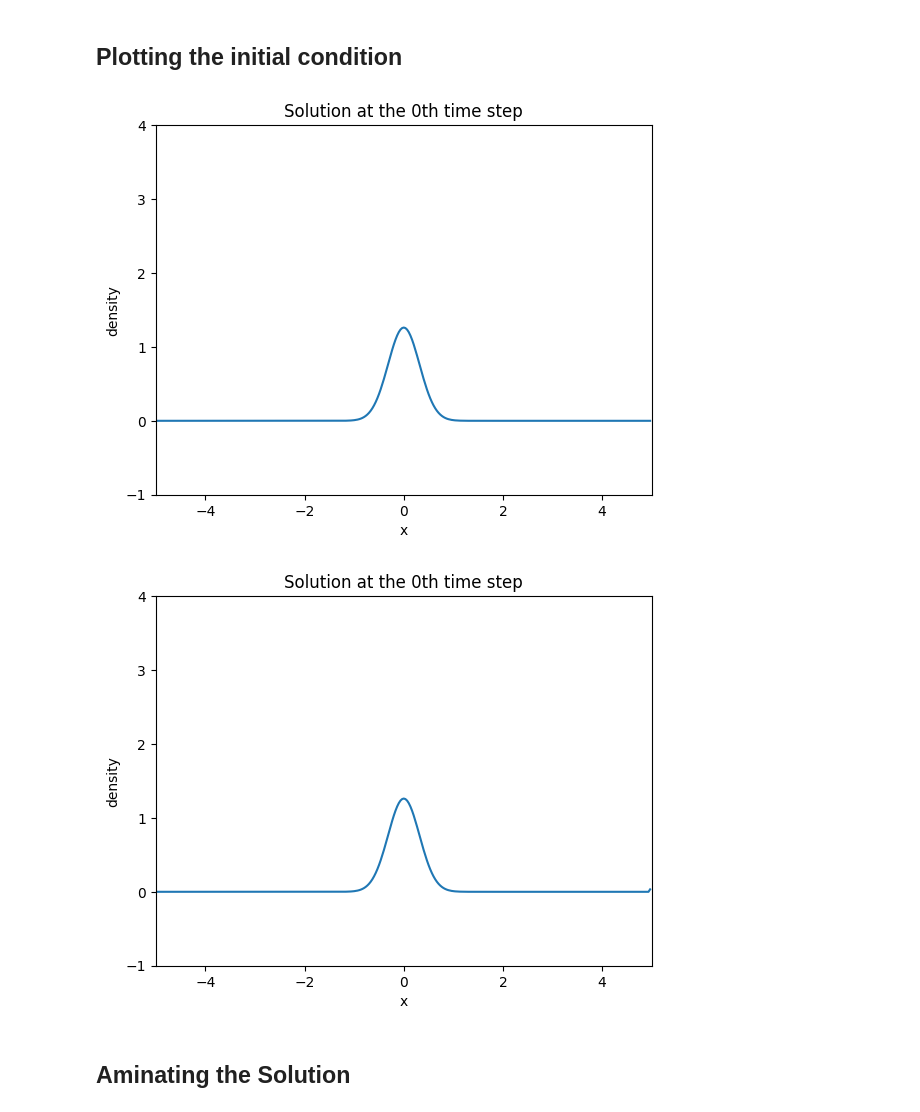
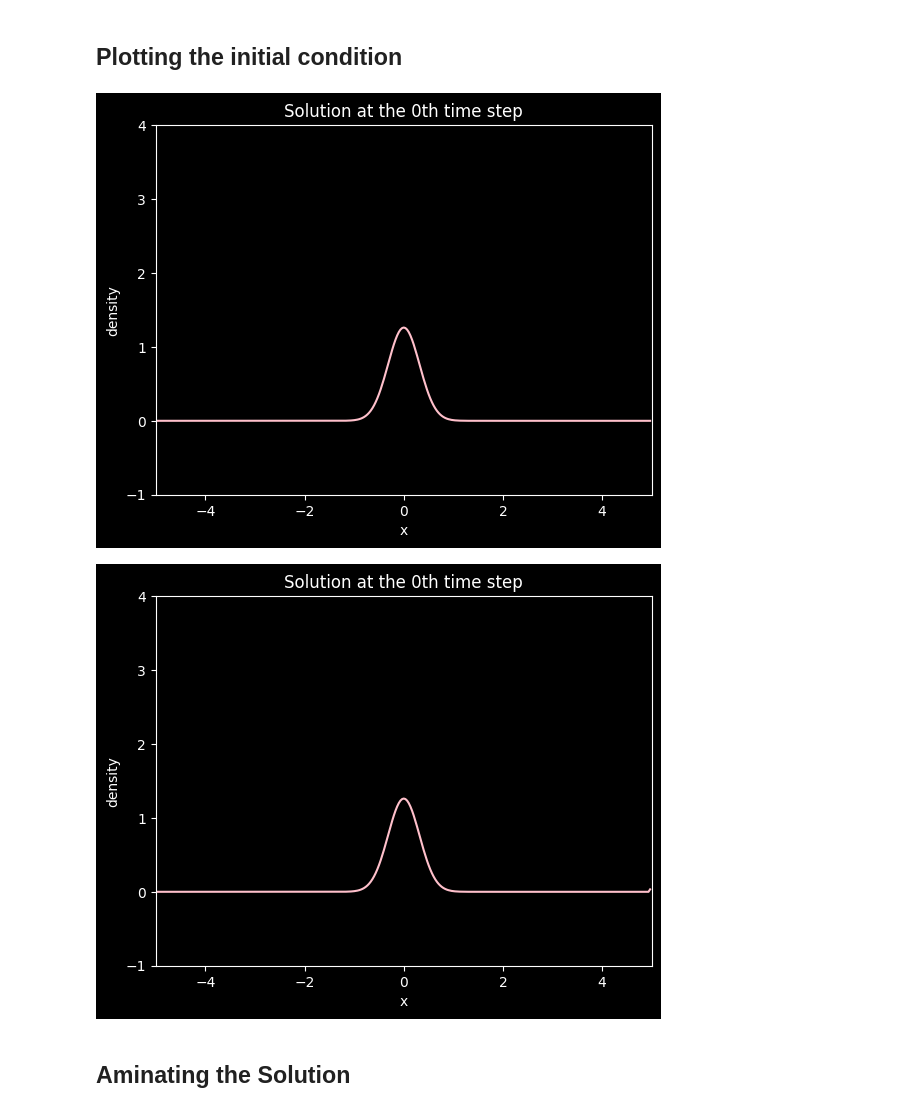
Before and after one commit to Louis-Finegan/Convection-Diffusion-Models-Finite-Difference-Method-Python3, a Jupyter notebook: examples/diffusion.ipynb, the cells around one changed output. Saved outputs shown, nothing was run; the diff lists cells and outputs as text; code cells hidden in the pictures.

```diff
--- a/examples/diffusion.ipynb
+++ b/examples/diffusion.ipynb
@@ -27,6 +24,7 @@ To model the Diffusion Equation, one must consider the number of step the model
 import numpy as np
 import matplotlib.pyplot as plt
 import matplotlib.animation as animation
+plt.style.use("dark_background")
 import sys, os
 
 sys.path.append(os.path.abspath(os.path.join('..')))
@@ -68,24 +66,24 @@ dirichlet, neumann = solve(Nt, Nx, dt, dx, diffusion, init)
 # %%
 # Plotting the 0th time step state
 plt.figure(0)
 ax = plt.axes(xlim=(-5, 5), ylim=(-1, 4)) # left bound -5 and right bound 5
-ax.plot(x, dirichlet[0])
+ax.plot(x, dirichlet[0], color='pink')
 plt.title('Solution at the 0th time step')
 plt.xlabel('x')
 plt.ylabel('density')
 plt.show()
 
 # Plotting the 0th time step state
 plt.figure(1)
 ax = plt.axes(xlim=(-5, 5), ylim=(-1, 4)) # left bound -5 and right bound 5
-ax.plot(x, neumann[0])
+ax.plot(x, neumann[0], color='pink')
 plt.title('Solution at the 0th time step')
 plt.xlabel('x')
 plt.ylabel('density')
 plt.show()
 # %% [output]
-[figure, old version]
+[figure, new version]
-[figure, old version]
+[figure, new version]
 # %% [markdown]
 ## Aminating the Solution
 # %%
```
Also changed, not shown: parts of 3 cells of this notebook, 4 other files.
